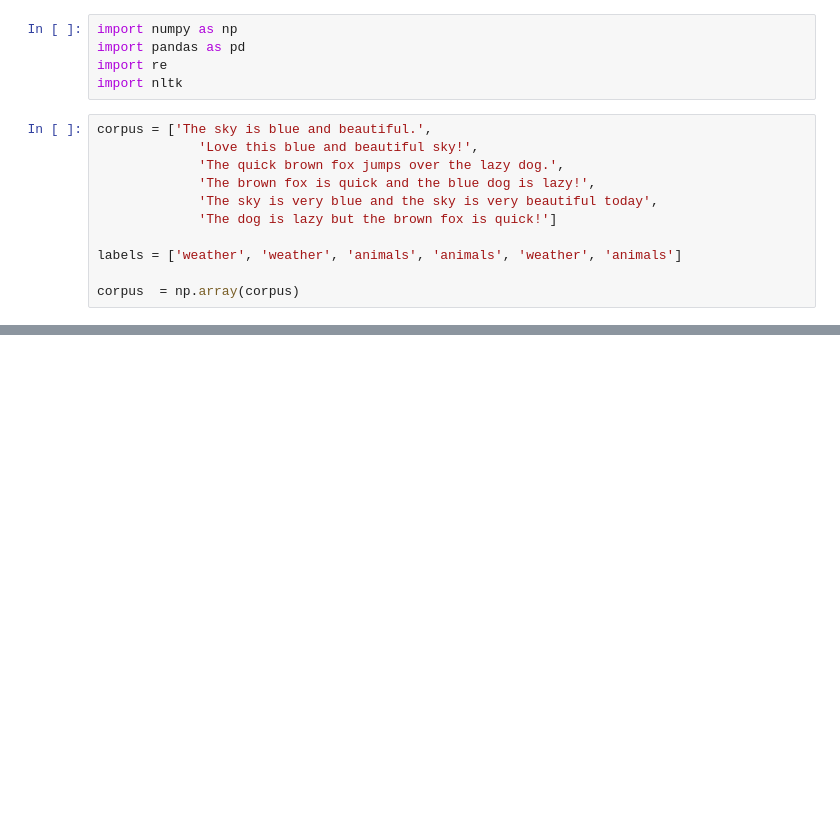
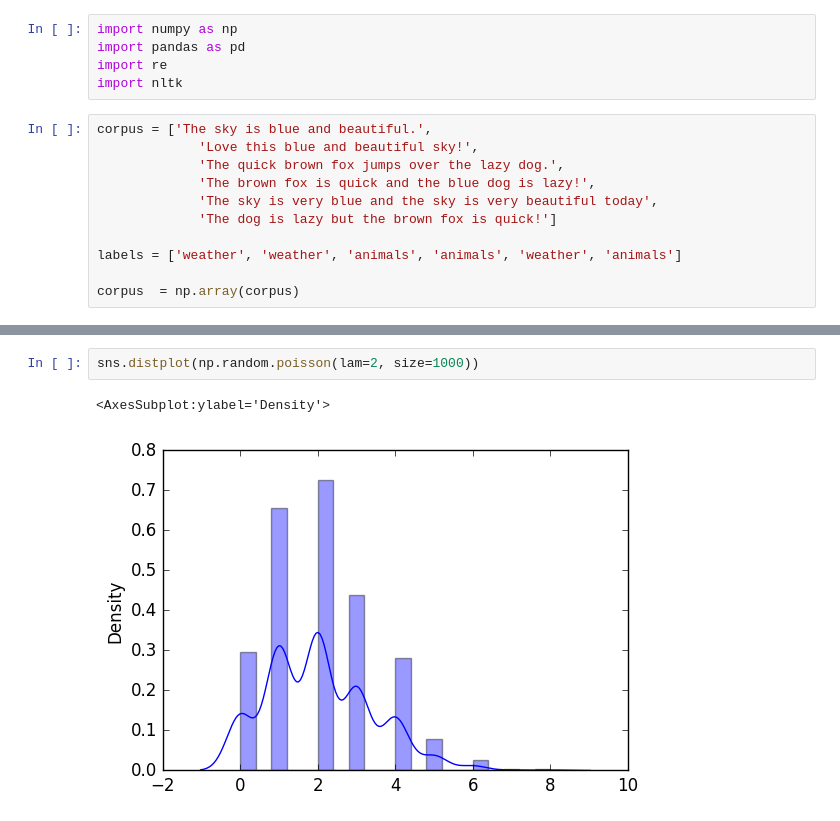
Before and after one commit to Taoheed-O/Machine-Learning, a Jupyter notebook: Feature_Engineering/Feature_Engineering.ipynb, the cells around one changed output, grey strips where cells are left out. Cells and saved outputs as stored; diff of their text form; blank space fills up the shorter version.

```diff
--- a/Feature_Engineering/Feature_Engineering.ipynb
+++ b/Feature_Engineering/Feature_Engineering.ipynb
@@ -151,0 +373,5 @@ pd.DataFrame(tv_matrix, columns=vocab)
+# %%
+sns.distplot(np.random.poisson(lam=2, size=1000))
+# %% [output]
+<AxesSubplot:ylabel='Density'>
+[figure, added]
```
Also changed, not shown: parts of 22 cells of this notebook.
